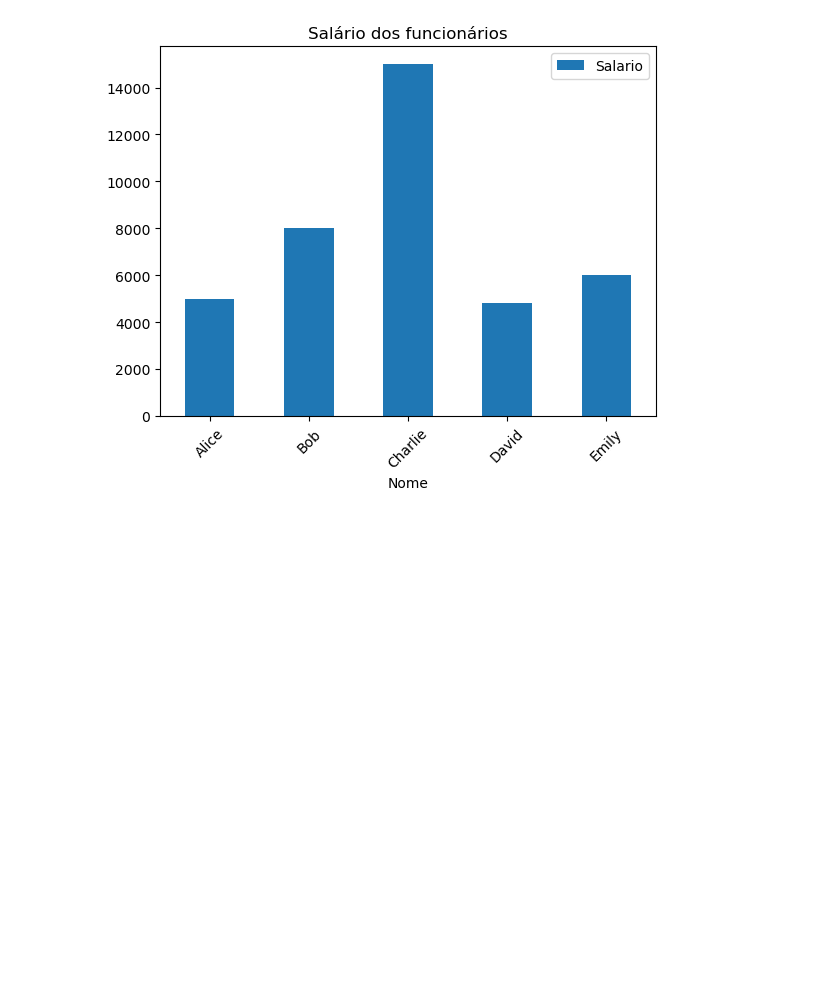
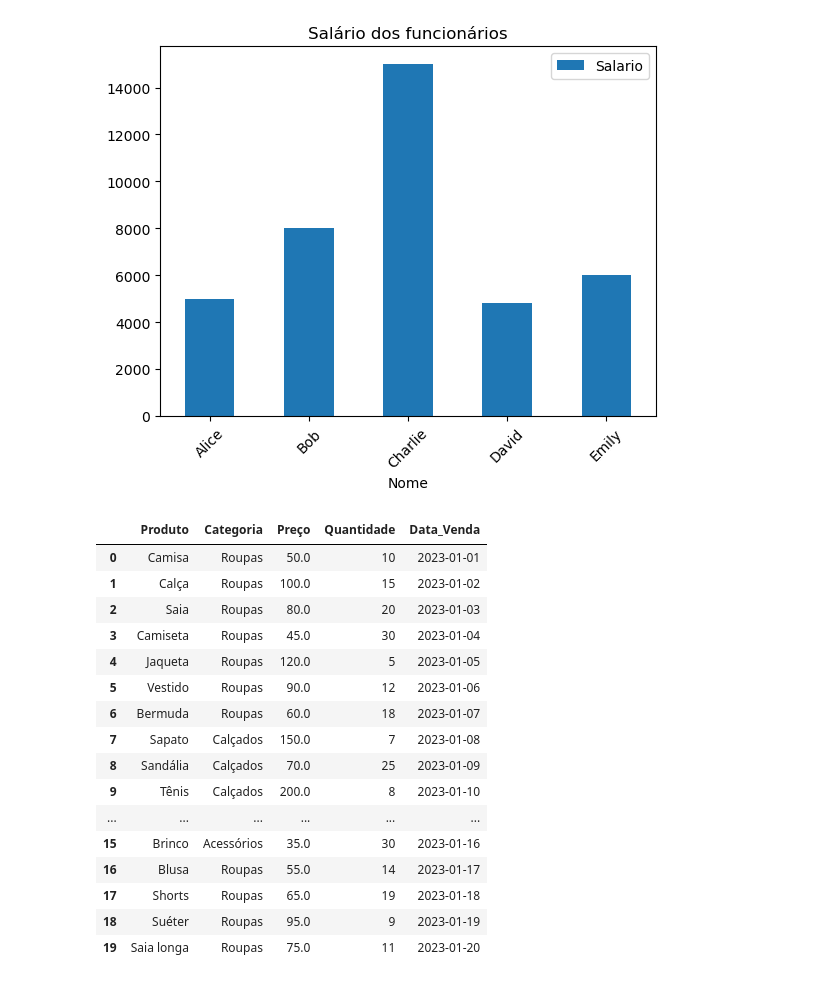
Before and after one commit to leandroclv/Analise_Dados_Python_Panda, a Jupyter notebook: pandas/introducao_pandas.ipynb, the cells around one changed output. Saved outputs shown, nothing was run; the diff lists cells and outputs as text; code cells hidden in the pictures; blank space fills up the shorter version.

```diff
--- a/pandas/introducao_pandas.ipynb
+++ b/pandas/introducao_pandas.ipynb
@@ -312,3 +312,24 @@ df.plot(
 # %% [output]
 <Axes: title={'center': 'Salário dos funcionários'}, xlabel='Nome'>
 [figure]
+# %%
+df_produtos = pd.read_csv('dados/produtos.csv', sep=',')
+df_produtos
+# %% [output]
+|  | Produto | Categoria | Preço | Quantidade | Data_Venda |
+| 0 | Camisa | Roupas | 50.0 | 10 | 2023-01-01 |
+| 1 | Calça | Roupas | 100.0 | 15 | 2023-01-02 |
+| 2 | Saia | Roupas | 80.0 | 20 | 2023-01-03 |
+| 3 | Camiseta | Roupas | 45.0 | 30 | 2023-01-04 |
+| 4 | Jaqueta | Roupas | 120.0 | 5 | 2023-01-05 |
+| 5 | Vestido | Roupas | 90.0 | 12 | 2023-01-06 |
+| 6 | Bermuda | Roupas | 60.0 | 18 | 2023-01-07 |
+| 7 | Sapato | Calçados | 150.0 | 7 | 2023-01-08 |
+| 8 | Sandália | Calçados | 70.0 | 25 | 2023-01-09 |
+| 9 | Tênis | Calçados | 200.0 | 8 | 2023-01-10 |
+| ... | ... | ... | ... | ... | ... |
+| 15 | Brinco | Acessórios | 35.0 | 30 | 2023-01-16 |
+| 16 | Blusa | Roupas | 55.0 | 14 | 2023-01-17 |
+| 17 | Shorts | Roupas | 65.0 | 19 | 2023-01-18 |
+| 18 | Suéter | Roupas | 95.0 | 9 | 2023-01-19 |
+| 19 | Saia longa | Roupas | 75.0 | 11 | 2023-01-20 |
```
Also changed, not shown: parts of 6 cells of this notebook, 1 other file.
